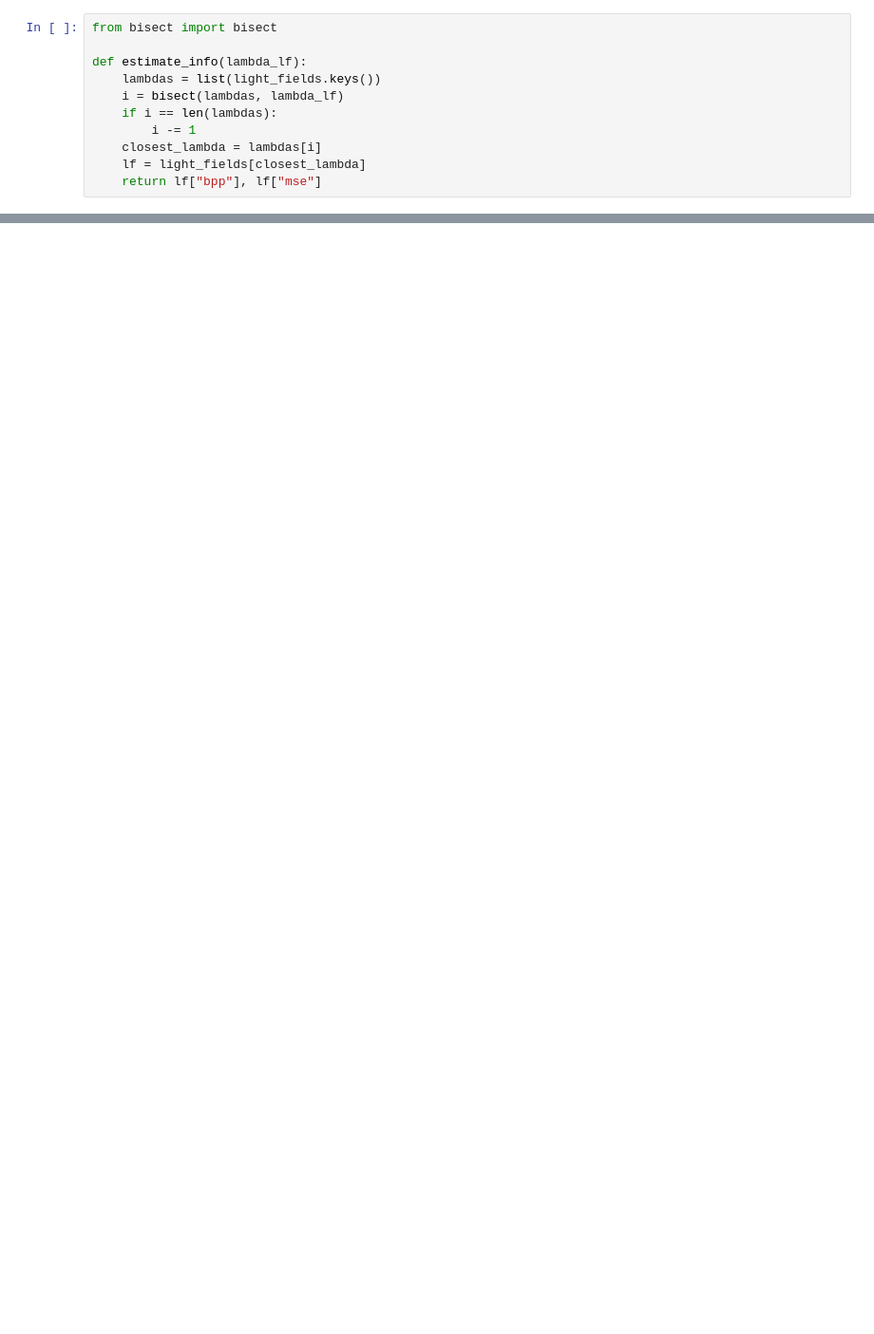
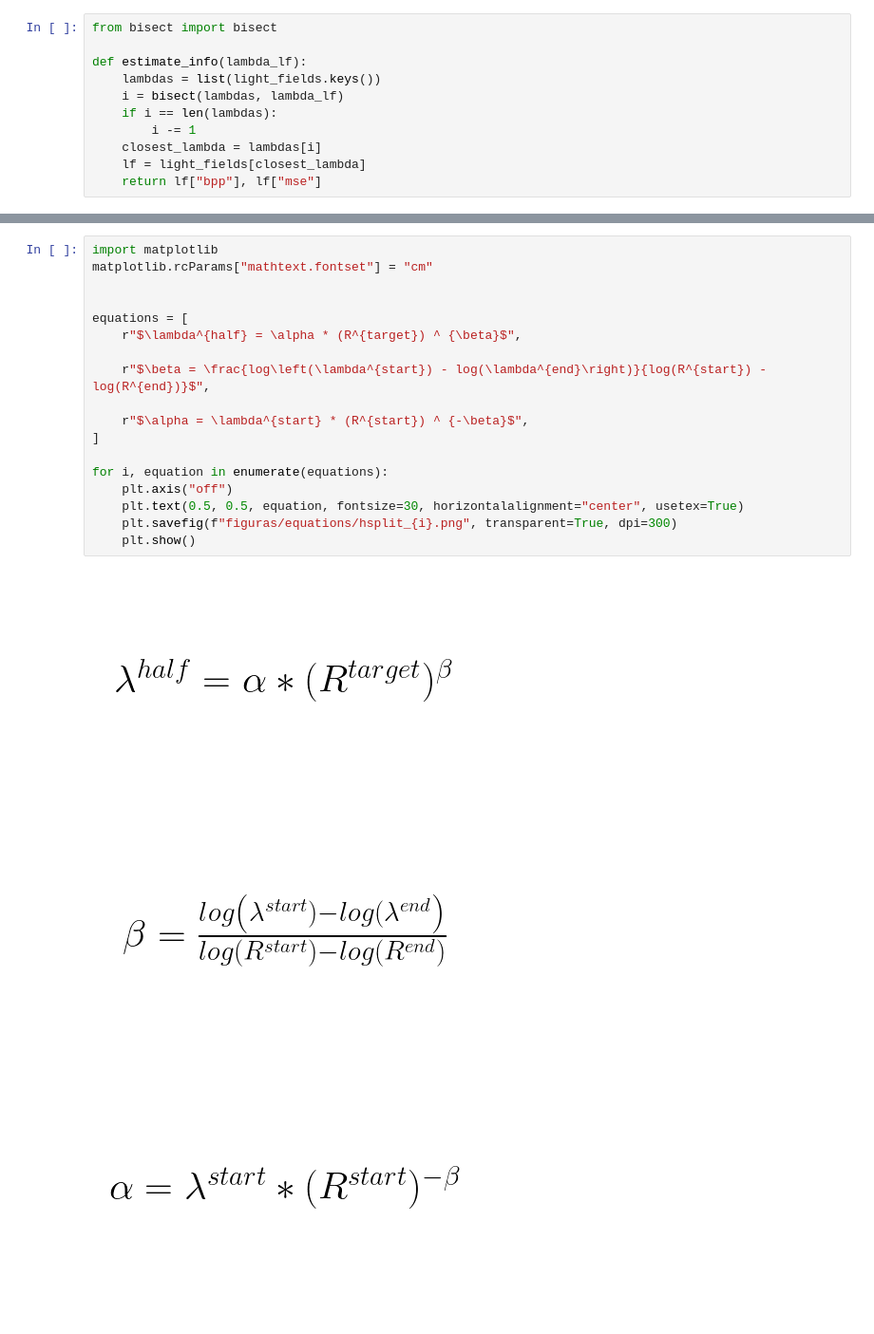
Before and after one commit to andrefpf/codigo-tcc, a Jupyter notebook: presentation_plots.ipynb, the cells around one changed output, grey strips where cells are left out. Shown at 95% size. Drawn from its saved outputs; the diff is of its cells as text; blank space fills up the shorter version.

```diff
--- a/presentation_plots.ipynb
+++ b/presentation_plots.ipynb
@@ -176,6 +228,28 @@ interact(hsplit, target_rate=(0.01, 0.1, 0.01), iterations=(1, 10))
 # %% [output]
 interactive(children=(FloatSlider(value=0.02, description='target_rate', max=0.1, min=0.01, step=0.01), IntSli…
 <function __main__.hsplit(target_rate=0.02, iterations=2)>
+# %%
+import matplotlib
+matplotlib.rcParams["mathtext.fontset"] = "cm"
+
+
+equations = [
+    r"$\lambda^{half} = \alpha * (R^{target}) ^ {\beta}$",
+
+    r"$\beta = \frac{log\left(\lambda^{start}) - log(\lambda^{end}\right)}{log(R^{start}) - log(R^{end})}$",
+
+    r"$\alpha = \lambda^{start} * (R^{start}) ^ {-\beta}$",
+]
+
+for i, equation in enumerate(equations):
+    plt.axis("off")
+    plt.text(0.5, 0.5, equation, fontsize=30, horizontalalignment="center", usetex=True)
+    plt.savefig(f"figuras/equations/hsplit_{i}.png", transparent=True, dpi=300)
+    plt.show()
+# %% [output]
+[figure, added]
+[figure, added]
+[figure, added]
 # %%
 import matplotlib.pyplot as plt
 from ipywidgets import interact
```
Also changed, not shown: parts of 6 cells of this notebook, 31 other files.
